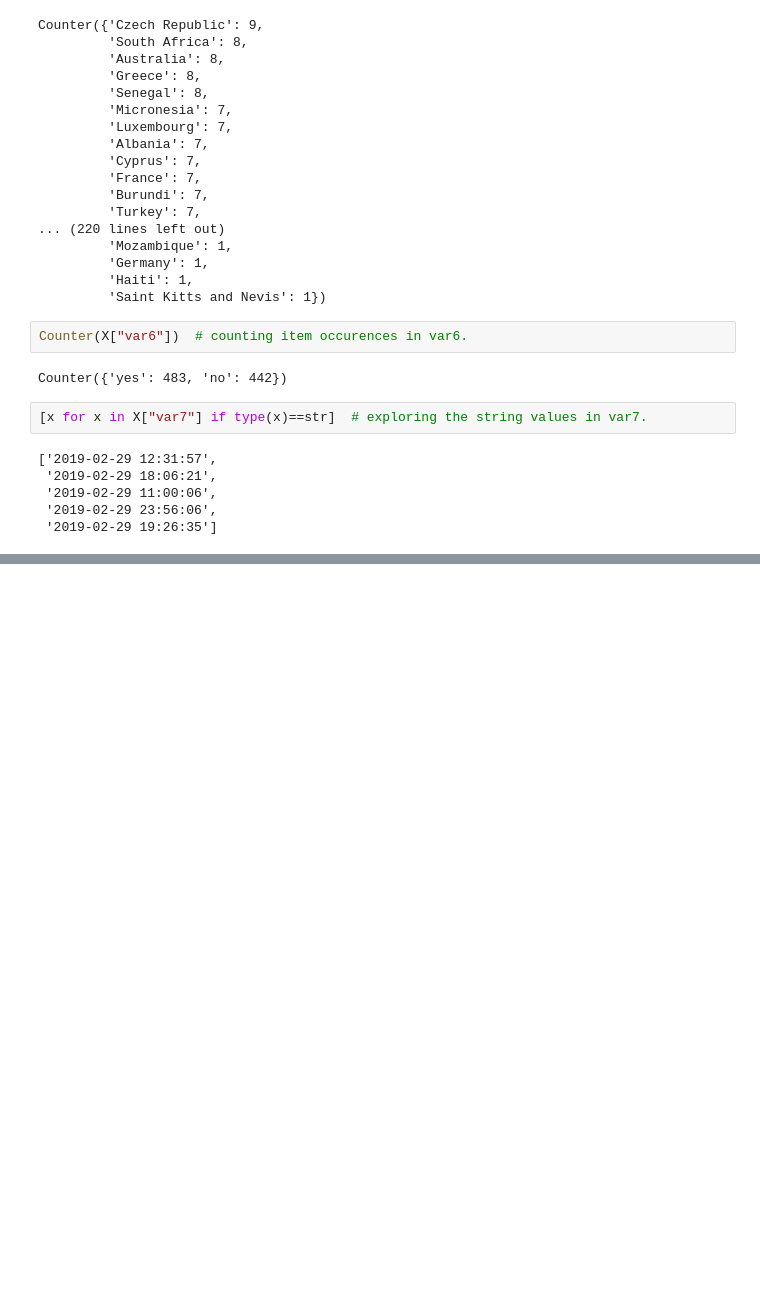
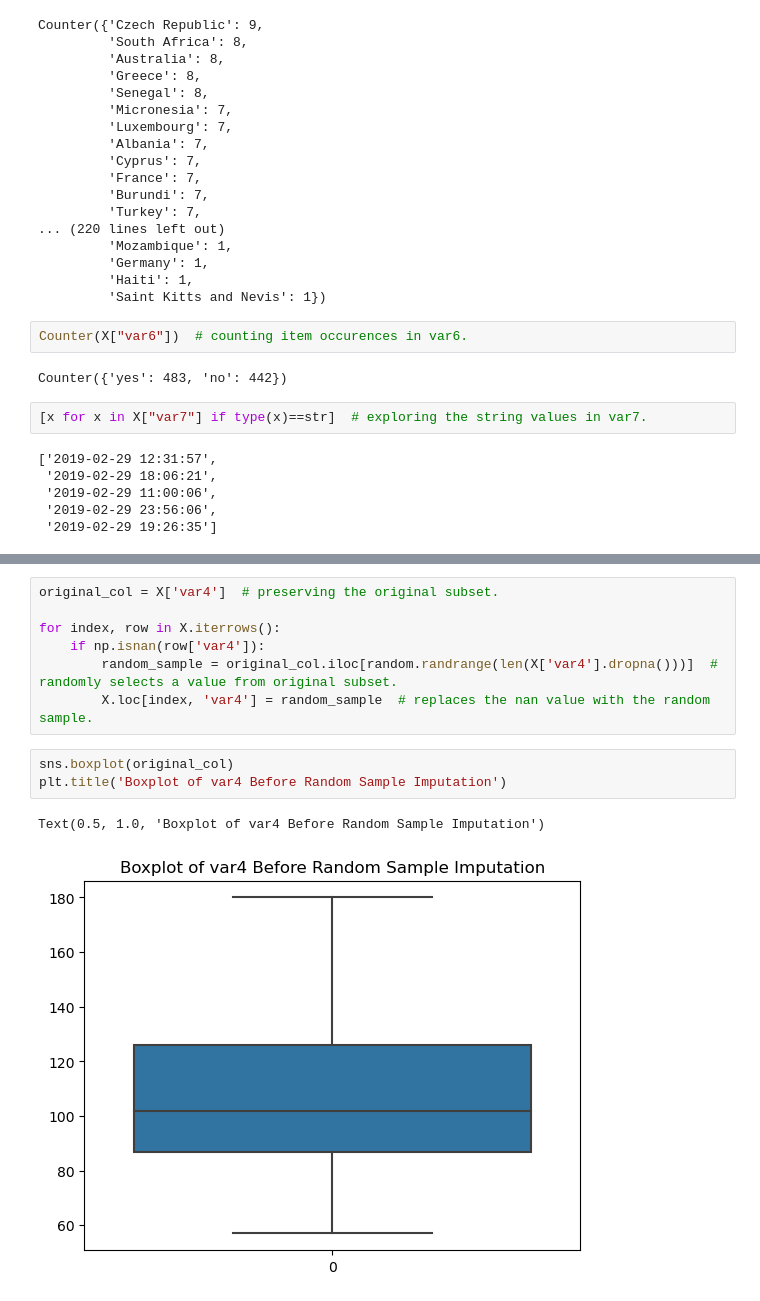
Before and after one commit to engmohamedsalah/AIMaster-MachineLearningDeepLearning, a Jupyter notebook: working.ipynb, the cells around one changed output, grey strips where cells are left out. Drawn from its saved outputs; the diff is of its cells as text; blank space fills up the shorter version.

```diff
--- a/working.ipynb
+++ b/working.ipynb
@@ -67,0 +87,13 @@ Counter({'yes': 483, 'no': 442})
+# %%
+original_col = X['var4']  # preserving the original subset.
+
+for index, row in X.iterrows():
+    if np.isnan(row['var4']):
+        random_sample = original_col.iloc[random.randrange(len(X['var4'].dropna()))]  # randomly selects a value from original subset.
+        X.loc[index, 'var4'] = random_sample  # replaces the nan value with the random sample.
+# %%
+sns.boxplot(original_col)
+plt.title('Boxplot of var4 Before Random Sample Imputation')
+# %% [output]
+Text(0.5, 1.0, 'Boxplot of var4 Before Random Sample Imputation')
+[figure, added]
```
Also changed, not shown: parts of 10 cells of this notebook.
